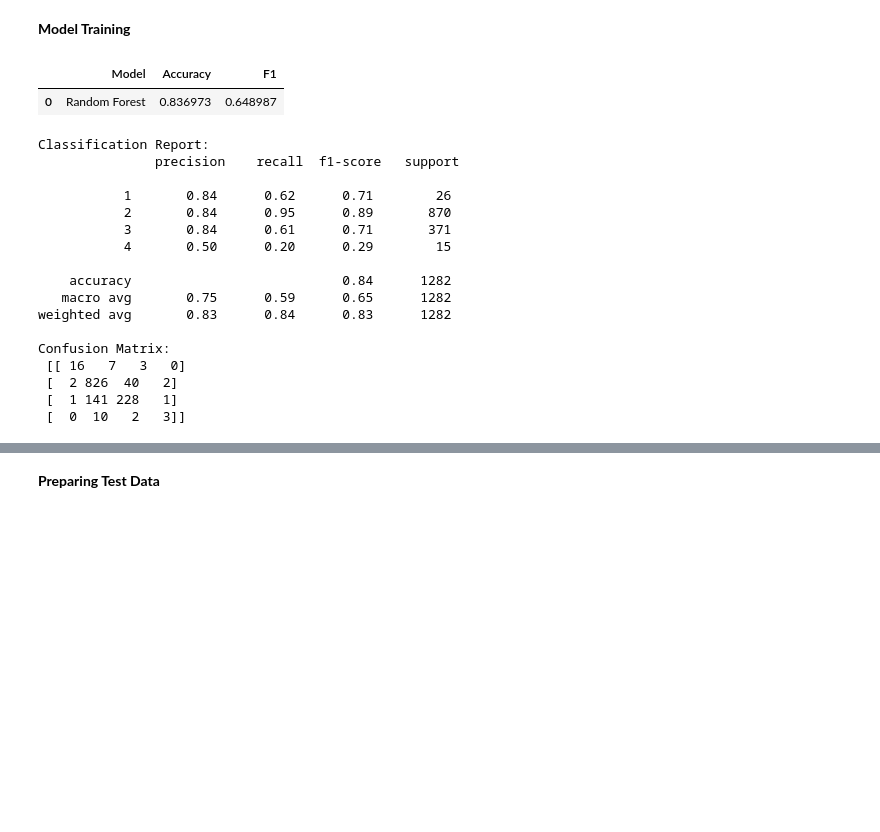
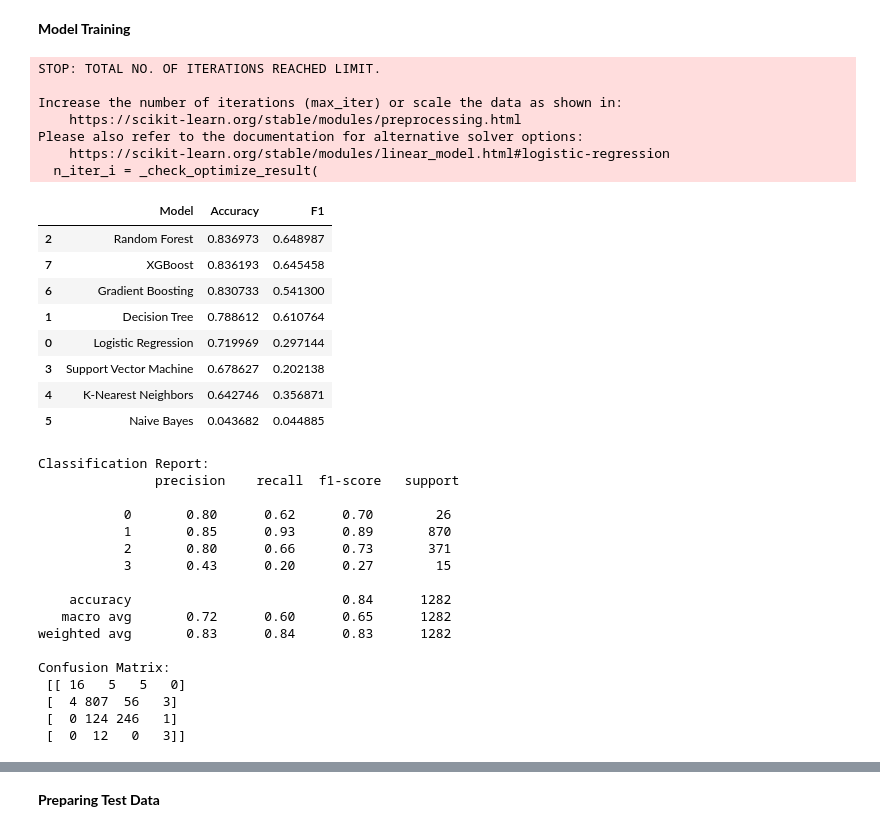
Before and after one commit to Eyad-10/Car-Crash-Severity-Prediction, a Jupyter notebook: code/NEW_car_crash_siverity.ipynb, the cells around one changed output, grey strips where cells are left out. Saved outputs shown, nothing was run; the diff lists cells and outputs as text; code cells hidden in the pictures; blank space fills up the shorter version.

```diff
--- a/code/NEW_car_crash_siverity.ipynb
+++ b/code/NEW_car_crash_siverity.ipynb
@@ -451,7 +471,7 @@ df_train[categorical_columns]
 from sklearn.preprocessing import OneHotEncoder
 
 # Create a OneHotEncoder instance
-onehot_encoder = OneHotEncoder(sparse=False, dtype=float, handle_unknown='ignore')
+onehot_encoder = OneHotEncoder(sparse_output=False, dtype=float, handle_unknown='ignore')
 
 # Fit and transform the categorical columns
 encoded_data = onehot_encoder.fit_transform(df_train[categorical_columns])
@@ -494,6 +514,10 @@ X_train = train_set.drop(columns=['Severity'])
 y_train = train_set['Severity']
 X_val = val_df.drop(columns=['Severity'])
 y_val = val_df['Severity']
+# %%
+# Fix class labels (for XGBoost)
+y_train = y_train - 1
+y_val = y_val - 1
 # %%
 # from imblearn.over_sampling import SMOTE
 # from imblearn.under_sampling import RandomUnderSampler
@@ -547,48 +571,70 @@ y_val = val_df['Severity']
 # class_weights = dict(zip(np.unique(classes), class_weights)),
 # class_weights
 # %%
-# from sklearn.linear_model import LogisticRegression
-# from sklearn.tree import DecisionTreeClassifier
-# from sklearn.svm import SVC
-# from sklearn.neighbors import KNeighborsClassifier
-# from sklearn.naive_bayes import GaussianNB
-# from sklearn.ensemble import GradientBoostingClassifier
-# import xgboost
-# from xgboost import XGBClassifier
+from sklearn.linear_model import LogisticRegression
+from sklearn.tree import DecisionTreeClassifier
+from sklearn.svm import SVC
+from sklearn.neighbors import KNeighborsClassifier
+from sklearn.naive_bayes import GaussianNB
+from sklearn.ensemble import GradientBoostingClassifier
+import xgboost
+from xgboost import XGBClassifier
+
 from sklearn.ensemble import RandomForestClassifier
 from sklearn.metrics import accuracy_score
 from sklearn.metrics import f1_score
 from sklearn.metrics import classification_report
 
 classifiers = {
-      # 'Logistic Regression': LogisticRegression(),
-      # 'Decision Tree': DecisionTreeClassifier(),
+      'Logistic Regression': LogisticRegression(),
+      'Decision Tree': DecisionTreeClassifier(),
+
        'Random Forest': RandomForestClassifier(random_state=0),
-      # 'Support Vector Machine': SVC(),
-      # 'K-Nearest Neighbors': KNeighborsClassifier(),
-      # 'Naive Bayes': GaussianNB(),
-      # 'Gradient Boosting': GradientBoostingClassifier(),
-      # 'XGBoost': XGBClassifier()
+
+      'Support Vector Machine': SVC(),
+      'K-Nearest Neighbors': KNeighborsClassifier(),
+      'Naive Bayes': GaussianNB(),
+      'Gradient Boosting': GradientBoostingClassifier(),
+      'XGBoost': XGBClassifier(
+    objective='multi:softprob',
+    num_class=4,
+    eval_metric='mlogloss',
+    random_state=0
+)
       }
 
 model_accuracy = []
 model_f1=[]
 
 for name, model in classifiers.items():
     model.fit(X_train, y_train)
     y_pred = model.predict(X_val)
     accuracy = accuracy_score(y_val, y_pred)
     f1=f1_score(y_val, y_pred, average='macro')
 
     model_accuracy.append({'Model': name, 'Accuracy': accuracy, 'F1':f1})
 
 
 accuracy_df = pd.DataFrame(model_accuracy)
 accuracy_df.sort_values(by='Accuracy', ascending=False, inplace=True)
 accuracy_df
 # %% [output]
+STOP: TOTAL NO. OF ITERATIONS REACHED LIMIT.
+
+Increase the number of iterations (max_iter) or scale the data as shown in:
+    https://scikit-learn.org/stable/modules/preprocessing.html
+Please also refer to the documentation for alternative solver options:
+    https://scikit-learn.org/stable/modules/linear_model.html#logistic-regression
+  n_iter_i = _check_optimize_result(
 |  | Model | Accuracy | F1 |
-| 0 | Random Forest | 0.836973 | 0.648987 |
+| 2 | Random Forest | 0.836973 | 0.648987 |
+| 7 | XGBoost | 0.836193 | 0.645458 |
+| 6 | Gradient Boosting | 0.830733 | 0.541300 |
+| 1 | Decision Tree | 0.788612 | 0.610764 |
+| 0 | Logistic Regression | 0.719969 | 0.297144 |
+| 3 | Support Vector Machine | 0.678627 | 0.202138 |
+| 4 | K-Nearest Neighbors | 0.642746 | 0.356871 |
+| 5 | Naive Bayes | 0.043682 | 0.044885 |
 # %%
 from sklearn.metrics import classification_report, confusion_matrix
 
@@ -602,20 +648,20 @@ print("Confusion Matrix:\n", conf_matrix)
 Classification Report:
                precision    recall  f1-score   support
 
-           1       0.84      0.62      0.71        26
-           2       0.84      0.95      0.89       870
-           3       0.84      0.61      0.71       371
-           4       0.50      0.20      0.29        15
+           0       0.80      0.62      0.70        26
+           1       0.85      0.93      0.89       870
+           2       0.80      0.66      0.73       371
+           3       0.43      0.20      0.27        15
 
     accuracy                           0.84      1282
-   macro avg       0.75      0.59      0.65      1282
+   macro avg       0.72      0.60      0.65      1282
 weighted avg       0.83      0.84      0.83      1282
 
 Confusion Matrix:
- [[ 16   7   3   0]
- [  2 826  40   2]
- [  1 141 228   1]
- [  0  10   2   3]]
+ [[ 16   5   5   0]
+ [  4 807  56   3]
+ [  0 124 246   1]
+ [  0  12   0   3]]
 # %%
 #draw confussion matrix
 sns.heatmap(conf_matrix, annot=True, fmt='d', cmap='Blues')
```
Also changed, not shown: parts of 11 cells of this notebook.
